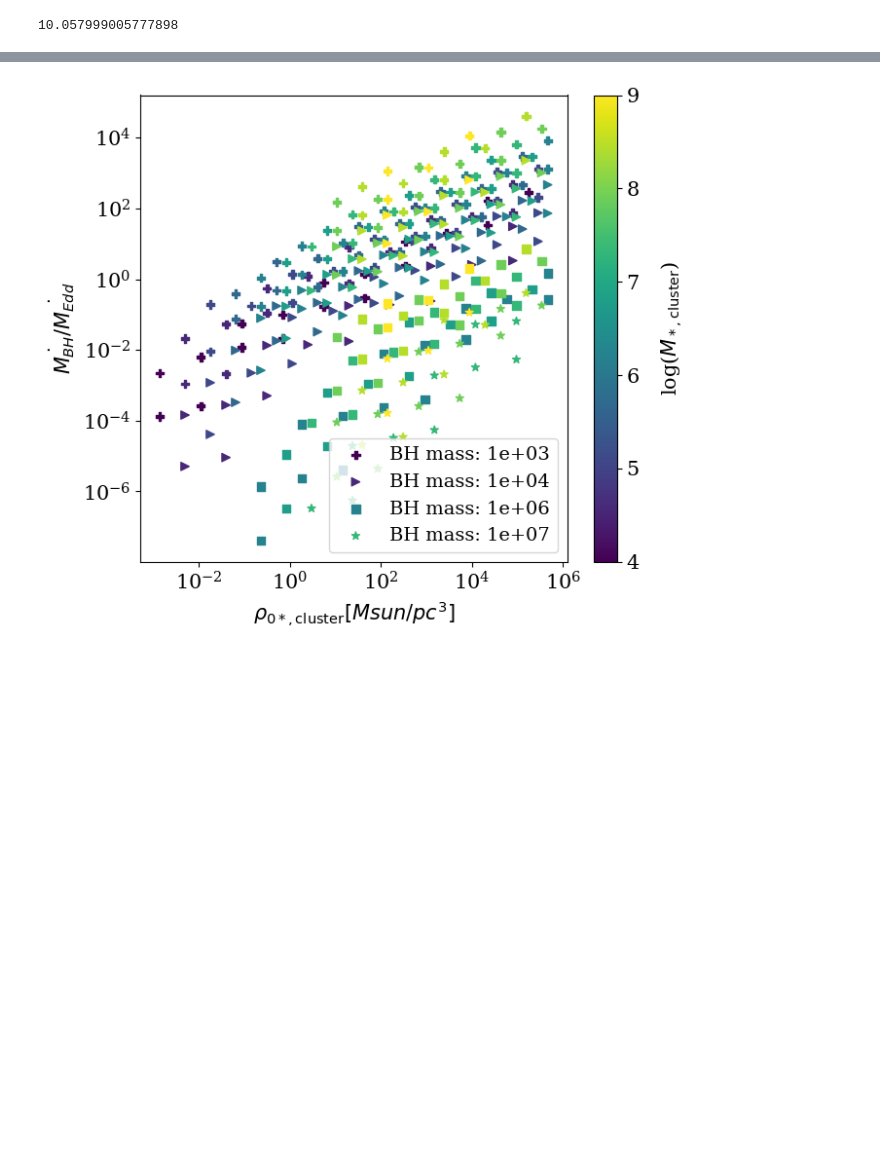
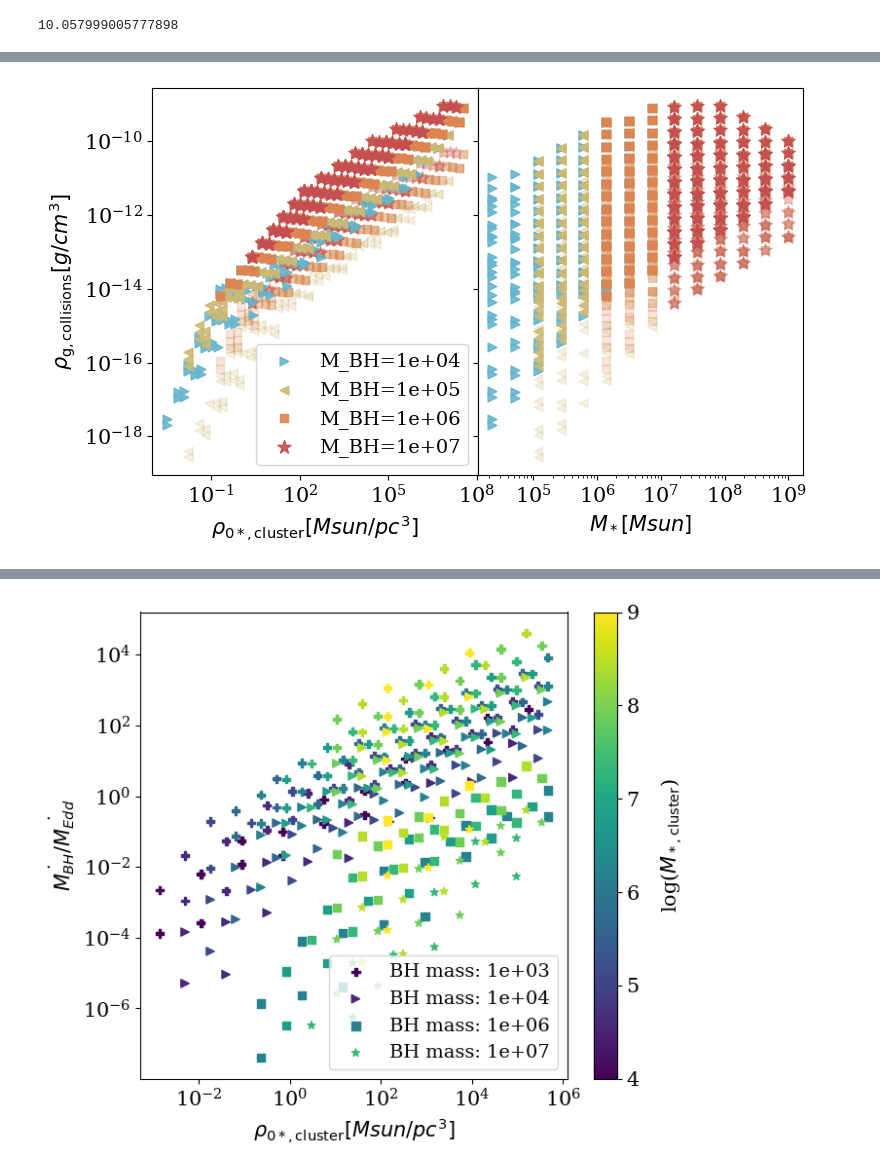
Before and after one commit to astro-claire/timescale-plots, a Jupyter notebook: modelv2.ipynb, the cells around one changed output, grey strips where cells are left out. Saved outputs shown, nothing was run; the diff lists cells and outputs as text; code cells hidden in the pictures; blank space fills up the shorter version.

```diff
--- a/modelv2.ipynb
+++ b/modelv2.ipynb
@@ -651,0 +840,75 @@ plt.show()
+# %%
+out = outs['model_bh_5']
+
+fig, ax = plt.subplots(1, 2,
+    figsize=(8, 5),
+    sharey=True,
+    gridspec_kw={'wspace': 0})
+markers = ['D', 'P','>','<','s','*']
+vmin_val = 4
+vmax_val = 9
+col= [
+    "#4C72B0",  # muted blue
+    "#55A868",  # green
+    "#64B5CD",  # soft cyan
+    "#CCB974",  # sand
+    "#DD8452",  # orange
+    "#C44E52"   # muted red
+]
+s = [40,40,40,40,40,100]
+for i in [2,3,4,5]:
+    BHmass = BH_masses[i].to_value("Msun")
+    name = "model_bh_"+str(i)
+    out = outs[name]
+    mask = np.where(((out['mass']*u.Msun ).value)>BHmass)[0]
+    ax[0].scatter(np.array(out['rho0']*(u.Msun/(u.pc**3)))[mask],
+                np.array(out['rhotot_1e-4pc']*(u.g/(u.cm**3)))[mask],
+                color = col[i], marker = markers[i], s= s[i],
+                vmin=vmin_val, vmax=vmax_val,alpha = 0.2)
+    ax[1].scatter(np.array(out['mass']*(u.Msun))[mask],
+                np.array(out['rhotot_1e-4pc']*(u.g/(u.cm**3)))[mask],
+                color = col[i], marker = markers[i], s= s[i],
+                vmin=vmin_val, vmax=vmax_val,alpha = 0.2)
+# cbar = plt.colorbar()
+for i in [2,3,4,5]:
+    BHmass = BH_masses[i].to_value("Msun")
+    name = "model_bh_"+str(i)
+    out = outs[name]
+    mask = np.where(((out['mass']*u.Msun ).value)>BHmass)[0]
+    # plt.scatter(np.array(out['rho0']*(u.Msun/(u.pc**3)))[mask],
+    #             np.array(out['rhotot_ml']*(u.g/(u.cm**3)))[mask],
+    #             c=np.array(np.log10((out['mass']*u.Msun ).value))[mask], marker = markers[i],
+    #             label=f"BH mass: {BHmass:.0e}", vmin=vmin_val, vmax=vmax_val)
+    ax[0].scatter(np.array(out['rho0']*(u.Msun/(u.pc**3)))[mask],
+                np.array(out['rhotot_1e-5pc']*(u.g/(u.cm**3)))[mask],
+                color = col[i], marker = markers[i],
+                # edgecolor = "black",
+                alpha = 0.9,s= s[i],
+                label=f"M_BH={BHmass:.0e}", vmin=vmin_val, vmax=vmax_val)
+
+    ax[1].scatter(np.array(out['mass']*(u.Msun))[mask],
+                np.array(out['rhotot_1e-5pc']*(u.g/(u.cm**3)))[mask],
+                color = col[i], marker = markers[i],
+                alpha = 0.9,s= s[i],
+                label=f"BH mass: {BHmass:.0e}", vmin=vmin_val, vmax=vmax_val)
+
+
+#  plt.loglog(tester['mass_accretion_rate']*(u.Msun/u.yr))
+ax[0].set_xscale('log')
+ax[0].set_yscale('log')
+ax[1].set_xscale('log')
+ax[1].set_yscale('log')
+
+ax[0].set_xlabel(r"$\rho_{\rm 0*, cluster} [Msun/pc^3]$")
+ax[1].set_xlabel(r"$M_{\rm *} [Msun]$")
+ax[0].set_ylabel(r"$\rho_{\rm g, collisions} [g/cm^3]$")
+cbar.set_label(r'log($M_{\rm *, cluster}$)', rotation=90, labelpad=15)
+ax[0].legend(fontsize = 14,loc="lower right")
+# ax.grid(True, which="both", ls=":")
+# add_top_mass_axis(ax, rho0=rho0, r0=r0, alpha=alpha, n_ticks=5)
+# ax.set_title(str(BHmass))
+plt.tight_layout()
+plt.savefig("rhogas_rhostar_mass.pdf",bbox_inches="tight")
+plt.show()
+# %% [output]
+[figure, added]
```
Also changed, not shown: parts of 15 cells of this notebook.
